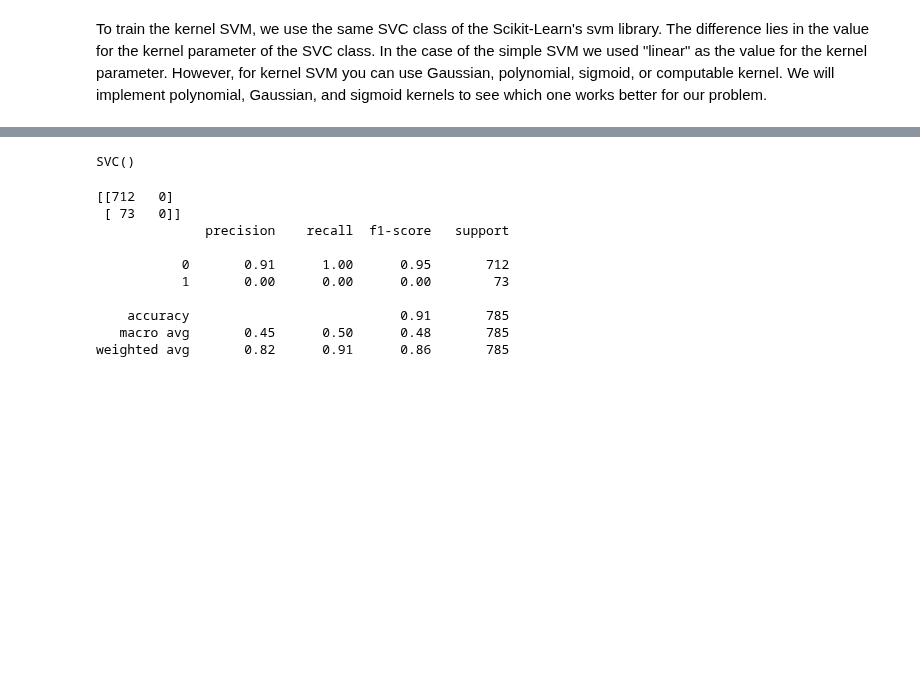
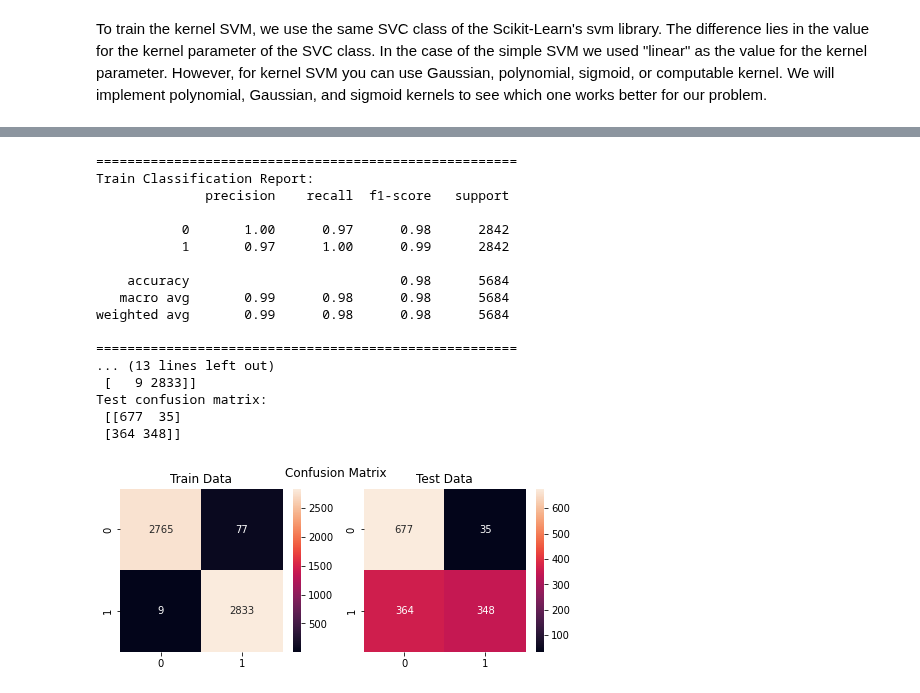
Before and after one commit to arvind-maurya/MachineLearning, a Jupyter notebook: Assignment/AIMLCEP_ARVIND_MAURYA_Q2.ipynb, the cells around one changed output, grey strips where cells are left out. Cells and saved outputs as stored; diff of their text form; code cells hidden in the pictures; blank space fills up the shorter version.

```diff
--- a/Assignment/AIMLCEP_ARVIND_MAURYA_Q2.ipynb
+++ b/Assignment/AIMLCEP_ARVIND_MAURYA_Q2.ipynb
@@ -1048,0 +1026,13 @@ weighted avg       0.82      0.91      0.86       785
+# %%
+X_train = X_train_smote.copy()
+y_train = y_train_smote.copy()
+X_test = X_test_smote.copy()
+y_test = y_test_smote.copy()
+
+print('shape of train data features:',X_train.shape)
+print('shape of train data labels',y_train.shape)
+print('shape of test data features:',X_test.shape)
+print('shape of test data labels', y_test.shape)
+
+num_features = X_train.shape[1]
+print('No of Feature:', num_features)
@@ -1049,7 +1076,31 @@ weighted avg       0.82      0.91      0.86       785
 # %%
 #Implement Gaussian Kernel
 from sklearn.svm import SVC
-svclassifier = SVC(kernel='rbf')
+svclassifier = SVC(kernel='rbf',gamma=1, max_iter = 10000, random_state = 0 )
 svclassifier.fit(X_train, y_train)
+
+y_test_pred_rbf = svclassifier.predict(X_test)
+y_train_pred_rbf = svclassifier.predict(X_train)
+
+
+print_classification_report(y_train,y_train_pred_rbf, y_test ,y_test_pred_rbf  )
+plot_confusion_matrix(y_train,y_train_pred_rbf, y_test ,y_test_pred_rbf )
 # %% [output]
-SVC()
+======================================================
+Train Classification Report:
+              precision    recall  f1-score   support
+
+           0       1.00      0.97      0.98      2842
+           1       0.97      1.00      0.99      2842
+
+    accuracy                           0.98      5684
+   macro avg       0.99      0.98      0.98      5684
+weighted avg       0.99      0.98      0.98      5684
+
+======================================================
+... (13 lines left out)
+ [   9 2833]]
+Test confusion matrix:
+ [[677  35]
+ [364 348]]
+[figure, added]
@@ -1058,18 +1107,3 @@ y_pred = svclassifier.predict(X_test)
-# %%
-from sklearn.metrics import classification_report, confusion_matrix
-print(confusion_matrix(y_test, y_pred))
-print(classification_report(y_test, y_pred))
-# %% [output]
-[[712   0]
- [ 73   0]]
-              precision    recall  f1-score   support
-
-           0       0.91      1.00      0.95       712
-           1       0.00      0.00      0.00        73
-
-    accuracy                           0.91       785
-   macro avg       0.45      0.50      0.48       785
-weighted avg       0.82      0.91      0.86       785
 # %%
 #implement Sigmoid Kernel
 from sklearn.svm import SVC
```
Also changed, not shown: parts of 9 cells of this notebook.
